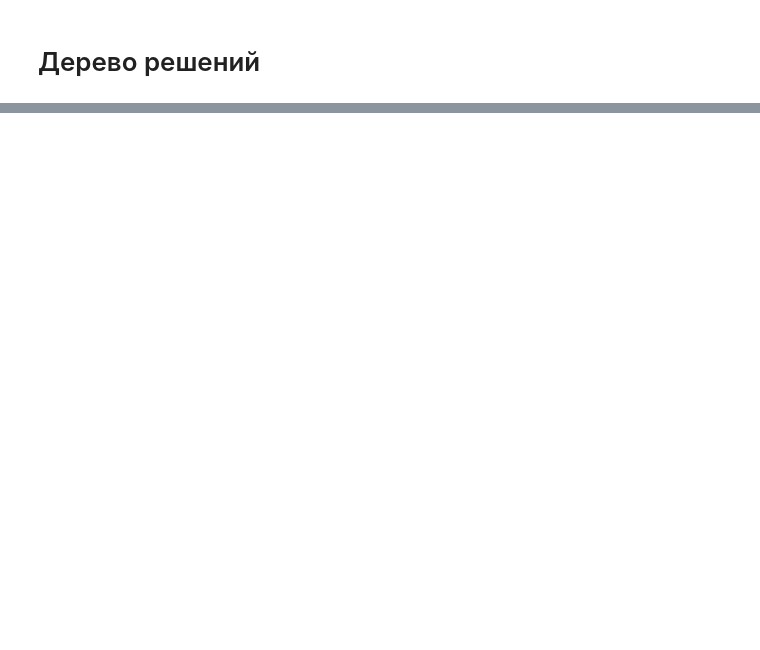
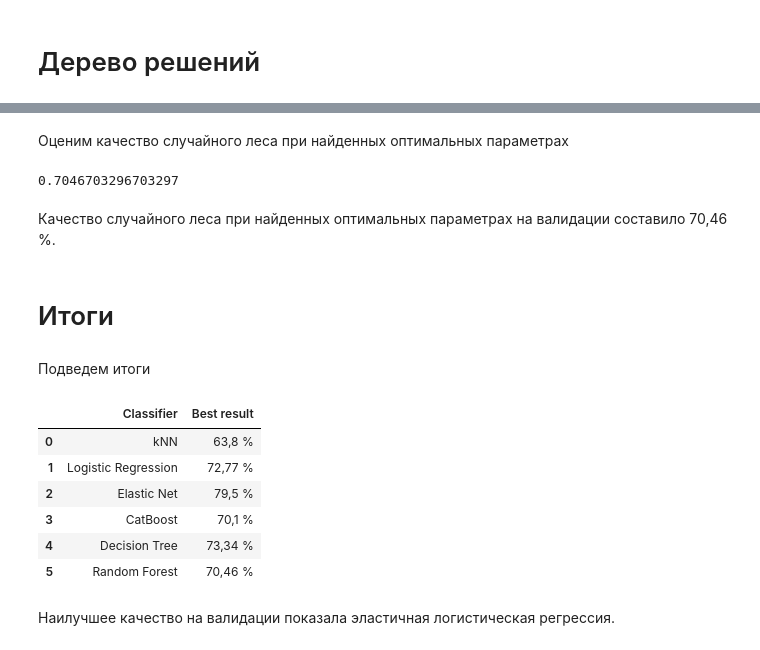
Before and after one commit to ValShm/mipt-ml-homeworks, a Jupyter notebook: homeworks/mipt-machine-learning/telecom/choose_classifier.ipynb, the cells around one changed output, grey strips where cells are left out. Saved outputs shown, nothing was run; the diff lists cells and outputs as text; code cells hidden in the pictures; blank space fills up the shorter version.

Commit message:
Chosen classifier

```diff
--- a/homeworks/mipt-machine-learning/telecom/choose_classifier.ipynb
+++ b/homeworks/mipt-machine-learning/telecom/choose_classifier.ipynb
@@ -192,0 +256,29 @@ roc_auc_score(y_valid, tree.predict(X_valid.drop(["knn_result"], axis=1)))
+# %% [markdown]
+Оценим качество случайного леса при найденных оптимальных параметрах
+# %%
+forest = RandomForestClassifier(n_estimators=90, max_features=35, criterion="entropy", random_state=42)
+forest.fit(X_train, y_train)
+roc_auc_score(y_valid, forest.predict(X_valid))
+# %% [output]
+0.7046703296703297
+# %% [markdown]
+Качество случайного леса при найденных оптимальных параметрах на валидации составило 70,46 %.
+# %% [markdown]
+# Итоги
+# %% [markdown]
+Подведем итоги
+# %%
+total = pd.DataFrame()
+total["Classifier"] = ["kNN", "Logistic Regression", "Elastic Net", "CatBoost", "Decision Tree", "Random Forest"]
+total["Best result"] = ["63,8 %", "72,77 %", "79,5 %", "70,1 %", "73,34 %", "70,46 %"]
+total
+# %% [output]
+|  | Classifier | Best result |
+| 0 | kNN | 63,8 % |
+| 1 | Logistic Regression | 72,77 % |
+| 2 | Elastic Net | 79,5 % |
+| 3 | CatBoost | 70,1 % |
+| 4 | Decision Tree | 73,34 % |
+| 5 | Random Forest | 70,46 % |
+# %% [markdown]
+Наилучшее качество на валидации показала эластичная логистическая регрессия.
```
Also changed, not shown: parts of 48 cells of this notebook, 1 other file.
